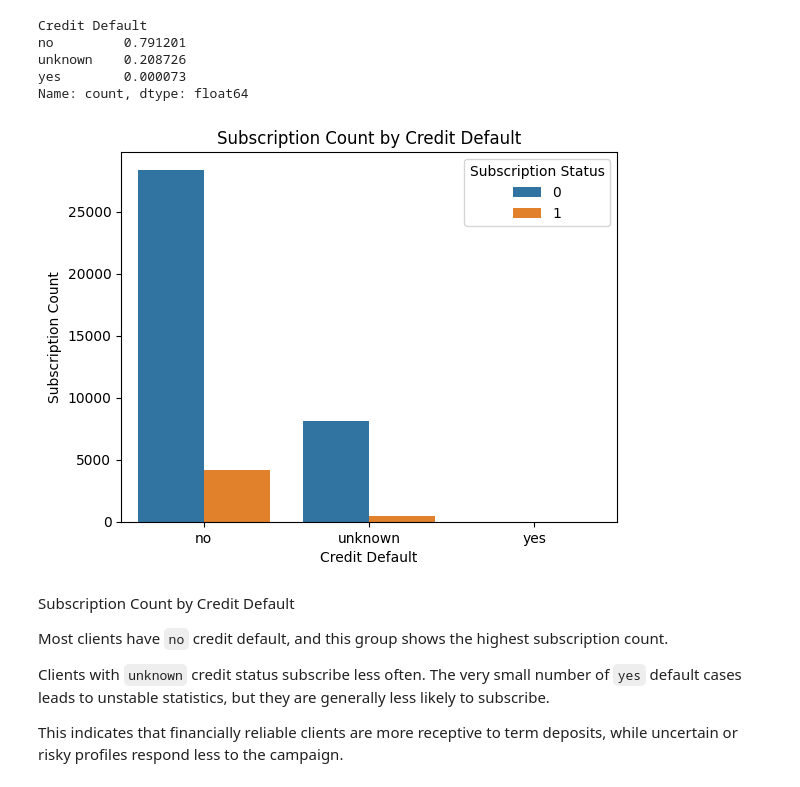
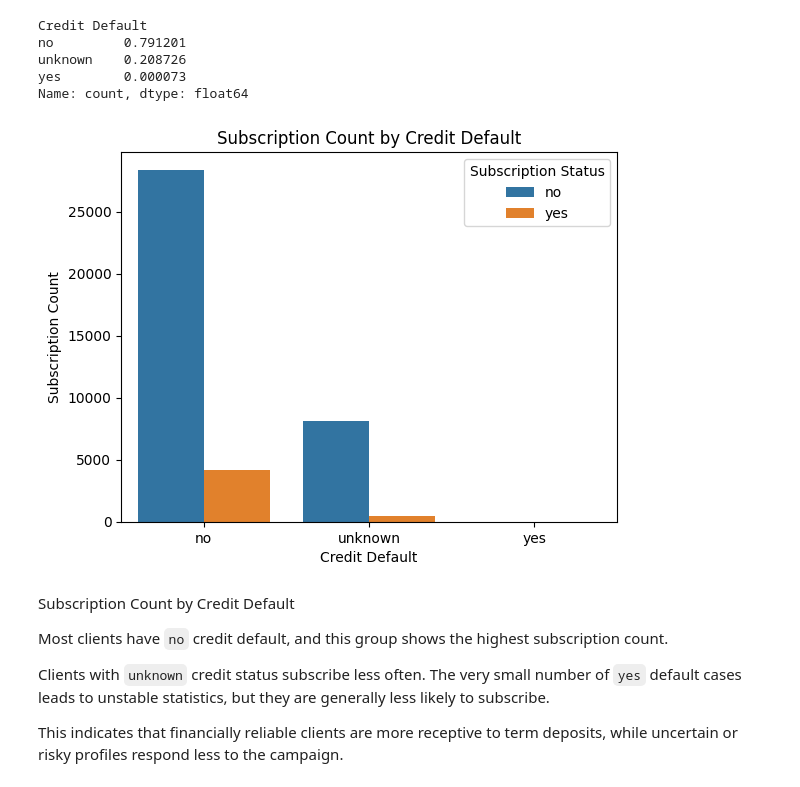
Before and after one commit to JadeWong00/AI-SOLUTION-DEVELOPMENT-PROJECT, a Jupyter notebook: eda.ipynb, the cells around one changed output. Cells and saved outputs as stored; diff of their text form; code cells hidden in the pictures.

```diff
--- a/eda.ipynb
+++ b/eda.ipynb
@@ -523,8 +242,9 @@ numbers when planning future campaigns.
 # %% [markdown]
 Credit Default vs Subscription
 # %%
-display(df_copy["Credit Default"].value_counts())
-display(df_copy['Credit Default'].value_counts()/df.shape[0])
+df_Credit = df.copy()
+display(df_Credit["Credit Default"].value_counts())
+display(df_Credit['Credit Default'].value_counts()/df.shape[0])
 # %% [output]
 Credit Default
 no         32588
@@ -538,15 +258,15 @@ yes        0.000073
 Name: count, dtype: float64
 # %%
 sns.countplot(
-    data=df_copy,
+    data=df_Credit,
     x="Credit Default",
     hue="Subscription Status"
 )
 plt.ylabel("Subscription Count")
 plt.title("Subscription Count by Credit Default")
 plt.show()
 # %% [output]
-[figure, old version]
+[figure, new version]
 # %% [markdown]
 Subscription Count by Credit Default
 
```
Also changed, not shown: parts of 70 cells of this notebook, 44 other files.
